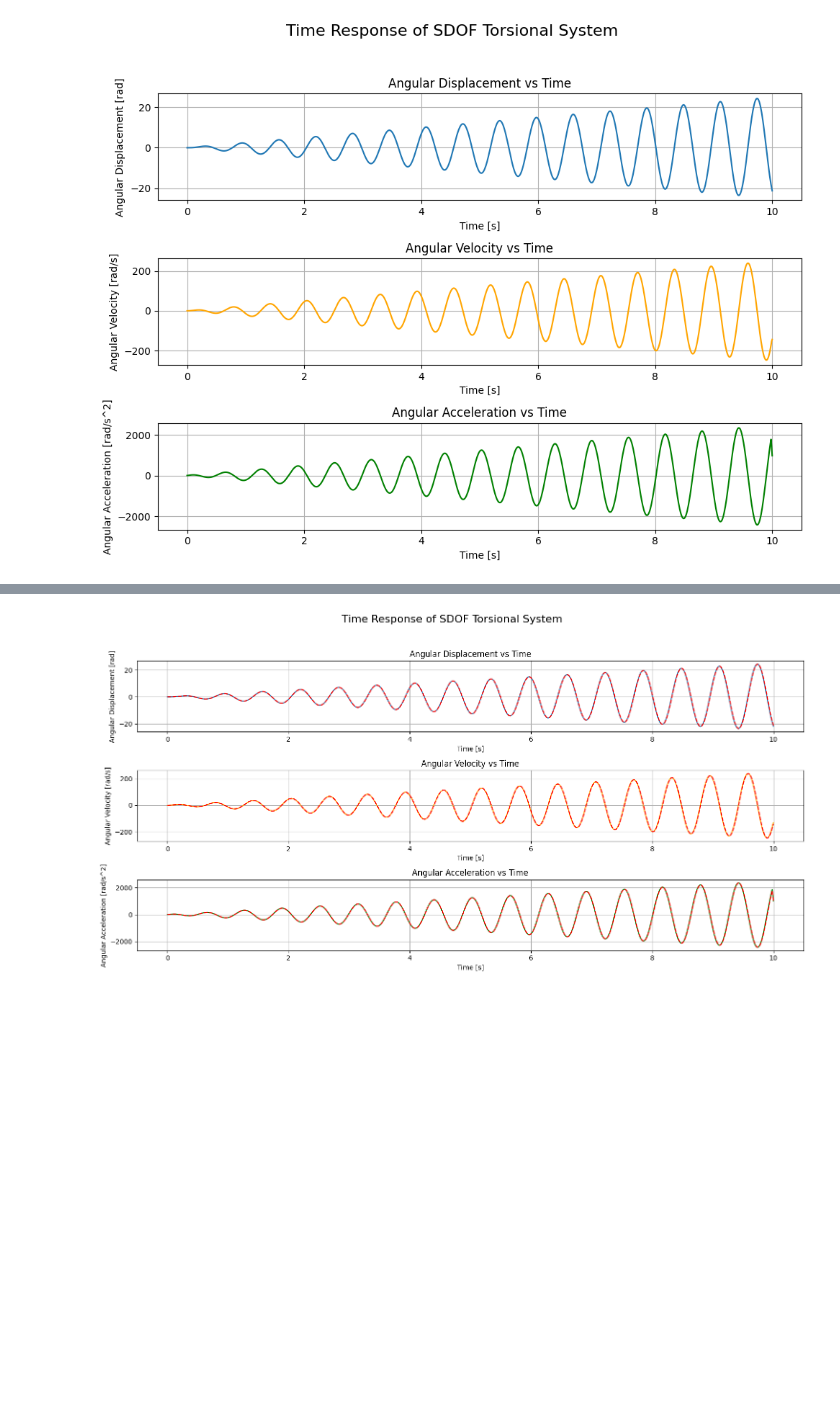
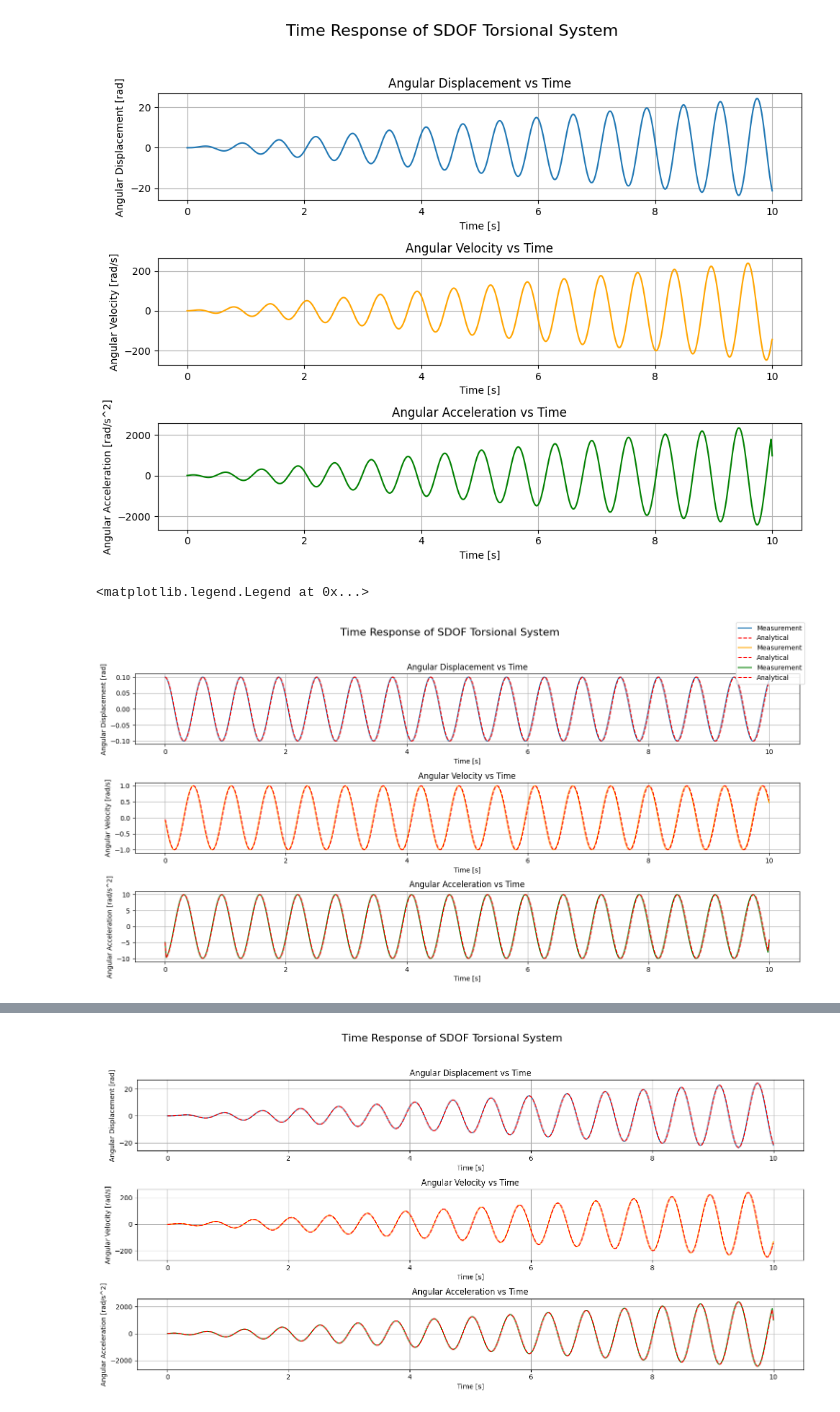
Before and after one commit to Rmhuneineh/my-website, a Jupyter notebook: content/posts/torsional_vibrations_1/00_torVib.ipynb, the cells around one changed output, grey strips where cells are left out. Cells and saved outputs as stored; diff of their text form; code cells hidden in the pictures; blank space fills up the shorter version.

```diff
--- a/content/posts/torsional_vibrations_1/00_torVib.ipynb
+++ b/content/posts/torsional_vibrations_1/00_torVib.ipynb
@@ -227,6 +227,51 @@ axes[2].grid(True)
 plt.tight_layout(rect=[0, 0.03, 1, 0.95])
 # %% [output]
 [figure]
+# %%
+# Simulate time response with a arbitrary excitation: free vibration
+time_array = np.linspace(0, 10, 1000) # Time array [s]
+load_array = np.zeros_like(time_array)
+tau_ext = {'time': time_array, 'load': load_array}
+t, theta_t = S.simulate_time_response(initial_angle=0.1, initial_velocity=0, time_span=10, load_type="measurement", tau_ext=tau_ext)
+
+t_an, theta_t_an = S.simulate_time_response(initial_angle=0.1, initial_velocity=0, time_span=10)
+
+# Plotting the time response
+fig, axes = plt.subplots(3, 1, figsize=(15, 8))
+fig.suptitle('Time Response of SDOF Torsional System', fontsize=16)
+# Angular Displacement vs Time
+axes[0].plot(t, theta_t, label='Measurement')
+axes[0].plot(t_an, theta_t_an, linestyle='--', color="red", label='Analytical')
+axes[0].set_xlabel('Time [s]')
+axes[0].set_ylabel('Angular Displacement [rad]')
+axes[0].set_title('Angular Displacement vs Time')
+axes[0].grid(True)
+
+# Angular Velocity vs Time
+angular_velocity = np.gradient(theta_t, t)
+angular_velocity_an = np.gradient(theta_t_an, t_an)
+axes[1].plot(t, angular_velocity, label='Measurement', color='orange')
+axes[1].plot(t_an, angular_velocity_an, linestyle='--', color='red', label='Analytical')
+axes[1].set_xlabel('Time [s]')
+axes[1].set_ylabel('Angular Velocity [rad/s]')
+axes[1].set_title('Angular Velocity vs Time')
+axes[1].grid(True)
+
+# Angular Acceleration vs Time
+angular_acceleration = np.gradient(angular_velocity, t)
+angular_acceleration_an = np.gradient(angular_velocity_an, t_an)
+axes[2].plot(t, angular_acceleration, label='Measurement', color='green')
+axes[2].plot(t_an, angular_acceleration_an, linestyle='--', color='red', label='Analytical')
+axes[2].set_xlabel('Time [s]')
+axes[2].set_ylabel('Angular Acceleration [rad/s^2]')
+axes[2].set_title('Angular Acceleration vs Time')
+axes[2].grid(True)
+plt.tight_layout(rect=[0, 0.03, 1, 0.95])
+
+fig.legend()
+# %% [output]
+<matplotlib.legend.Legend at 0x...>
+[figure, added]
 # %%
 # Simulate time response with a arbitrary excitation: constant
 time_array = np.linspace(0, 10, 1000) # Time array [s]
```
Also changed, not shown: parts of 3 cells of this notebook.
